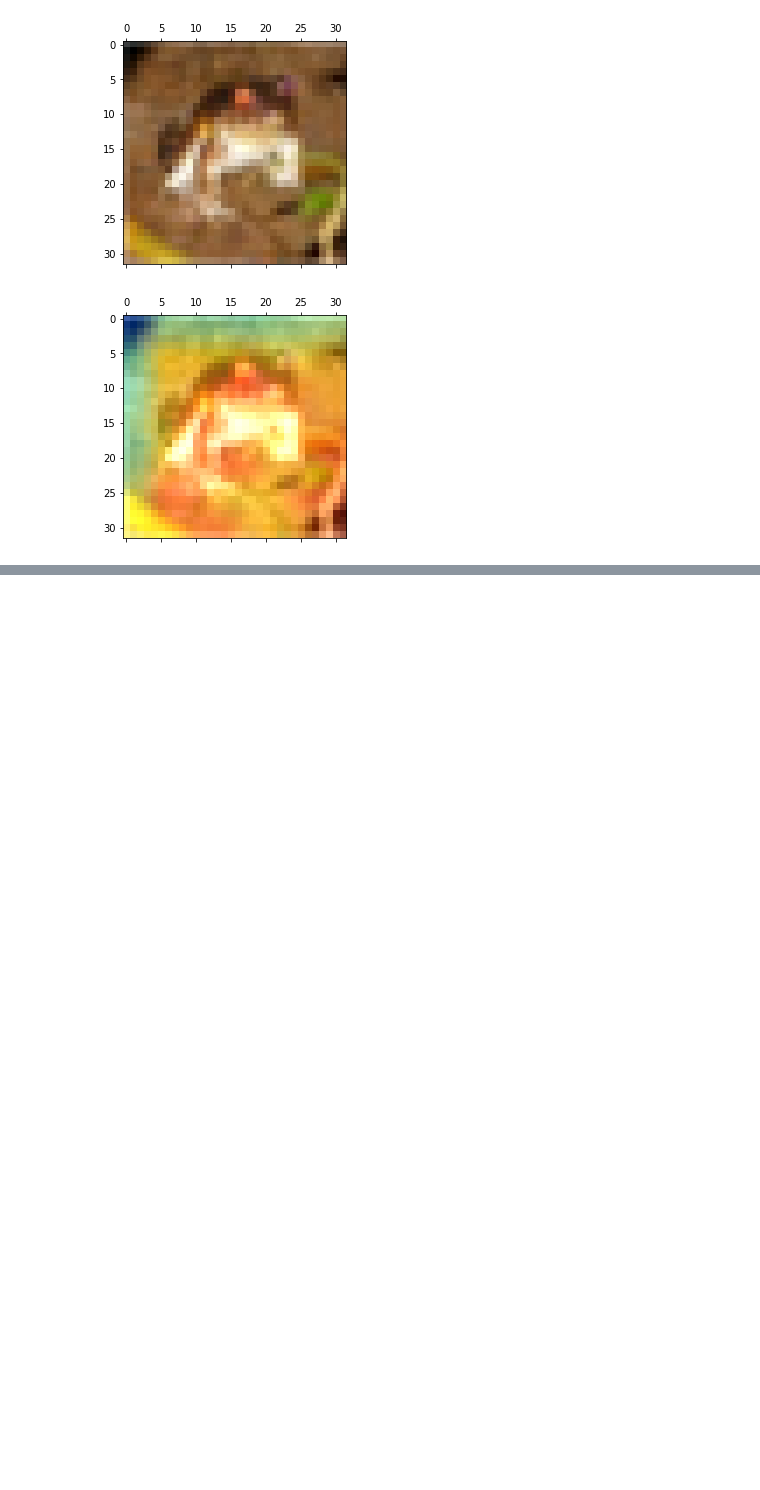
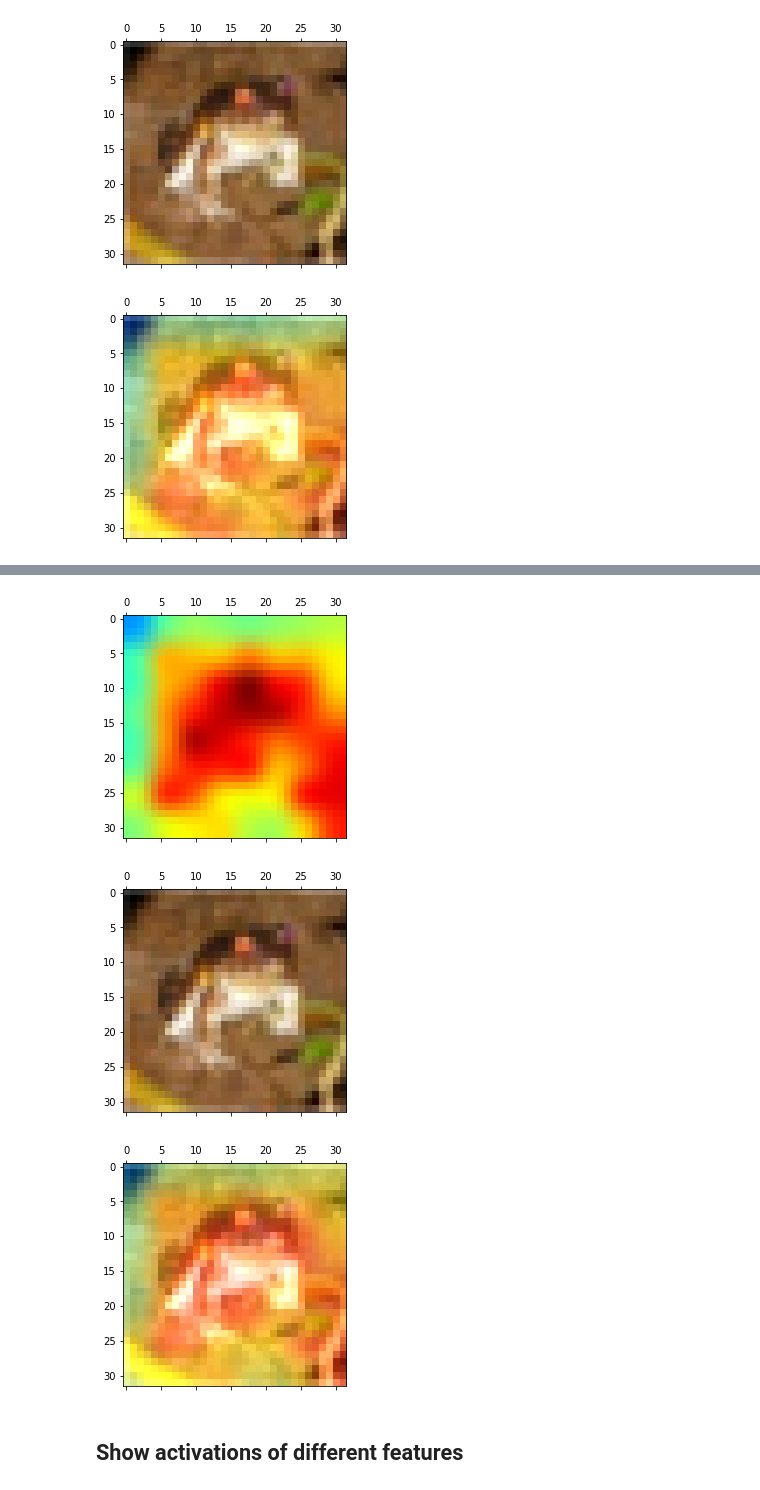
Before and after one commit to daisea3e1203/soco_fashion_dnn, a Jupyter notebook: 03_dev_gradcam_on_representation_learner.ipynb, the cells around one changed output, grey strips where cells are left out. Saved outputs shown, nothing was run; the diff lists cells and outputs as text; code cells hidden in the pictures; blank space fills up the shorter version.

Commit message:
show representation learner heat map

```diff
--- a/03_dev_gradcam_on_representation_learner.ipynb
+++ b/03_dev_gradcam_on_representation_learner.ipynb
@@ -455,5 +394,5 @@ preds = target_model.layers[1](preds)
 grad_model = tf.keras.models.Model(inputs, [tmp, preds])
 
 
-heatmap = make_gradcam_heatmap(img, grad_model) # this isn't the last conv layer, but it had a nice response
+encoder_heatmap = make_gradcam_heatmap(img, grad_model) # this isn't the last conv layer, but it had a nice response
 # %% [output]
@@ -463,0 +409,22 @@ heatmap = make_gradcam_heatmap(img, grad_model) # this isn't the last conv layer
+# %%
+img = x_data[0].reshape(1, target_size, target_size, 3)
+
+layer_name = "conv2_block3_1_relu"
+target_encoder = representation_learner.encoder
+target_projector = representation_learner.projector
+resnet = target_encoder.layers[0]
+
+grad_sub_model = tf.keras.models.Model(
+    inputs=resnet.input,
+    outputs=[resnet.get_layer(layer_name).output, resnet.output]
+)
+
+# contruct grad model
+inputs = grad_sub_model.inputs
+tmp, preds = grad_sub_model(inputs)
+preds = target_encoder.layers[1](preds) # projection inside encoder
+preds = target_projector(preds)
+grad_model = tf.keras.models.Model(inputs, [tmp, preds])
+
+
+rl_heatmap = make_gradcam_heatmap(img, grad_model) # this isn't the last conv layer, but it had a nice response
@@ -464,4 +441,4 @@ heatmap = make_gradcam_heatmap(img, grad_model) # this isn't the last conv layer
 # %%
 # Sanity check: check the output isn't 0
-representation_learner(img).shape
+representation_learner(img)[0][:6]
 # %% [output]
@@ -469,9 +447,0 @@ TensorShape([2, 128])
-# %%
-# Sanity check: print grad and check there's atleast one feature that is not 0
-
-img = x_data[0].reshape(1, target_size, target_size, 3)
-layer_name = "dense_1"
-target_model = representation_learner.projector
-last_layer_output_ph = target_model.get_layer(layer_name).output
-
-heatmap = make_gradcam_heatmap(representation_learner.encoder(img), target_model, last_layer_output_ph) # this isn't the last conv layer, but it had a nice response
@@ -533,3 +486,6 @@ WARNING:matplotlib.image:Clipping input data to the valid range for imshow with
 [figure]
 [figure]
 [figure]
+# %%
+display_image(img.reshape(32,32,3), rl_heatmap)
+# %% [output]
@@ -535,0 +493,5 @@ WARNING:matplotlib.image:Clipping input data to the valid range for imshow with
+[figure, added]
+[figure, added]
+[figure, added]
+# %% [markdown]
+## Show activations of different features
```
Also changed, not shown: parts of 18 cells of this notebook.
